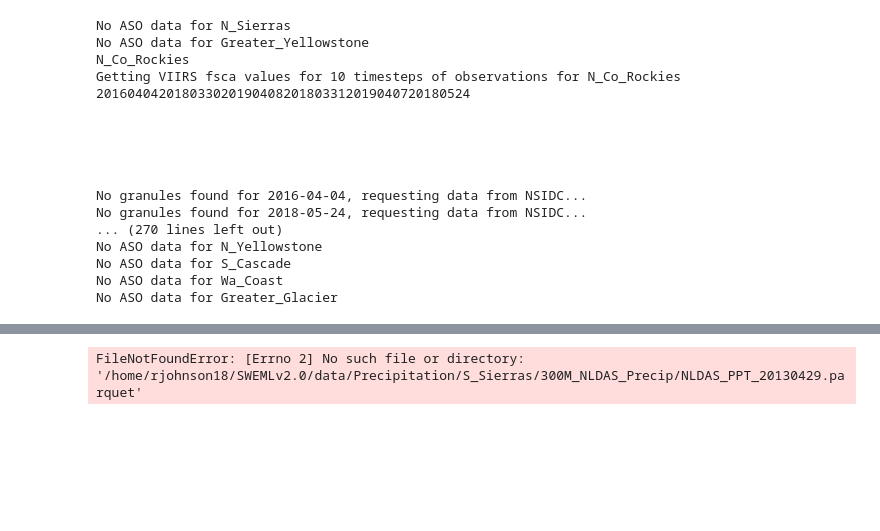
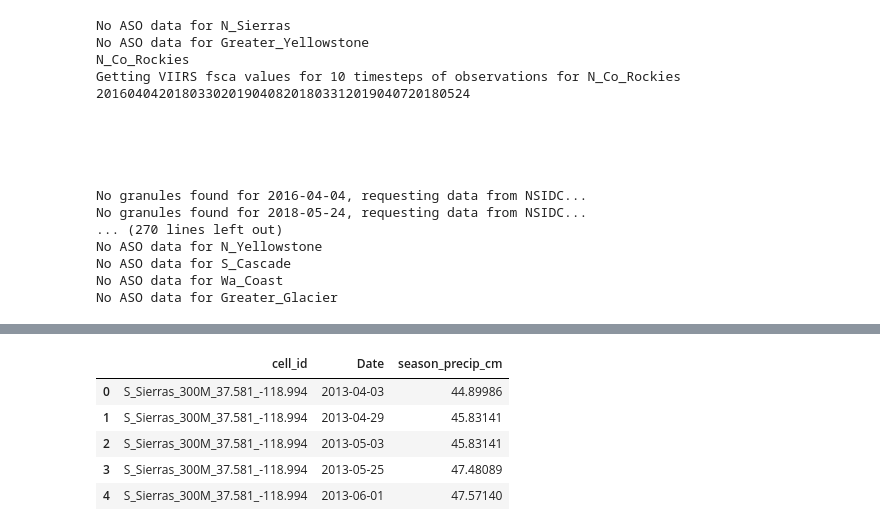
Before and after one commit to whitelightning450/SWEMLv2.0, a Jupyter notebook: Dataprocessing/DataProcessing_PipelineModularized.ipynb, the cells around one changed output, grey strips where cells are left out. Saved outputs shown, nothing was run; the diff lists cells and outputs as text; code cells hidden in the pictures; blank space fills up the shorter version.

Commit message:
Integrating precipitation observations into ML dataframe

```diff
--- a/Dataprocessing/DataProcessing_PipelineModularized.ipynb
+++ b/Dataprocessing/DataProcessing_PipelineModularized.ipynb
@@ -385,20 +479,27 @@ NameError: name 'get_Precip' is not defined
 # %%
 import os
 import pandas as pd
 
 
 HOME = os.path.expanduser('~')
 
 region = 'S_Sierras'
 year = 2013
 output_res = 300
 
-Precippath = f"{HOME}/SWEMLv2.0/data/Precipitation/{region}/{output_res}M_NLDAS_Precip"
+Precippath = f"{HOME}/SWEMLv2.0/data/Precipitation/{region}/{output_res}M_NLDAS_Precip/sites/"
 
-ppt = pd.read_parquet(f"{Precippath}/NLDAS_PPT_20130429.parquet")
+pptfiles = [filename for filename in os.listdir(Precippath)]
 
+ppt = pd.read_parquet(f"{Precippath}/{pptfiles[0]}")
+ppt.rename(columns={'datetime':'Date'}, inplace = True)
 #ppt.set_index('cell_id', inplace=True)
 
-ppt
+ppt.head()
 # %% [output]
-FileNotFoundError: [Errno 2] No such file or directory: '/home/rjohnson18/SWEMLv2.0/data/Precipitation/S_Sierras/300M_NLDAS_Precip/NLDAS_PPT_20130429.parquet'
+|  | cell_id | Date | season_precip_cm |
+| 0 | S_Sierras_300M_37.581_-118.994 | 2013-04-03 | 44.89986 |
+| 1 | S_Sierras_300M_37.581_-118.994 | 2013-04-29 | 45.83141 |
+| 2 | S_Sierras_300M_37.581_-118.994 | 2013-05-03 | 45.83141 |
+| 3 | S_Sierras_300M_37.581_-118.994 | 2013-05-25 | 47.48089 |
+| 4 | S_Sierras_300M_37.581_-118.994 | 2013-06-01 | 47.57140 |
```
Also changed, not shown: parts of 6 cells of this notebook, 1 other file.
